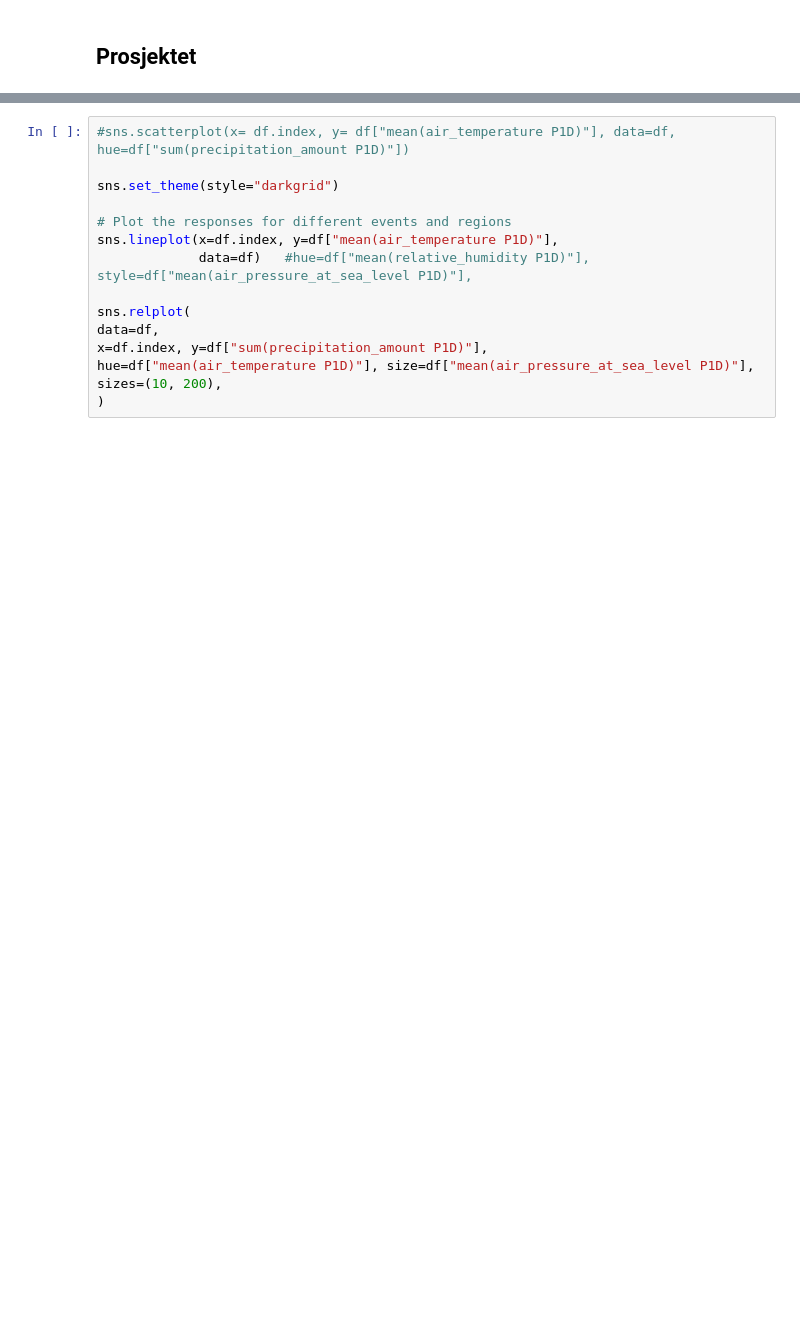
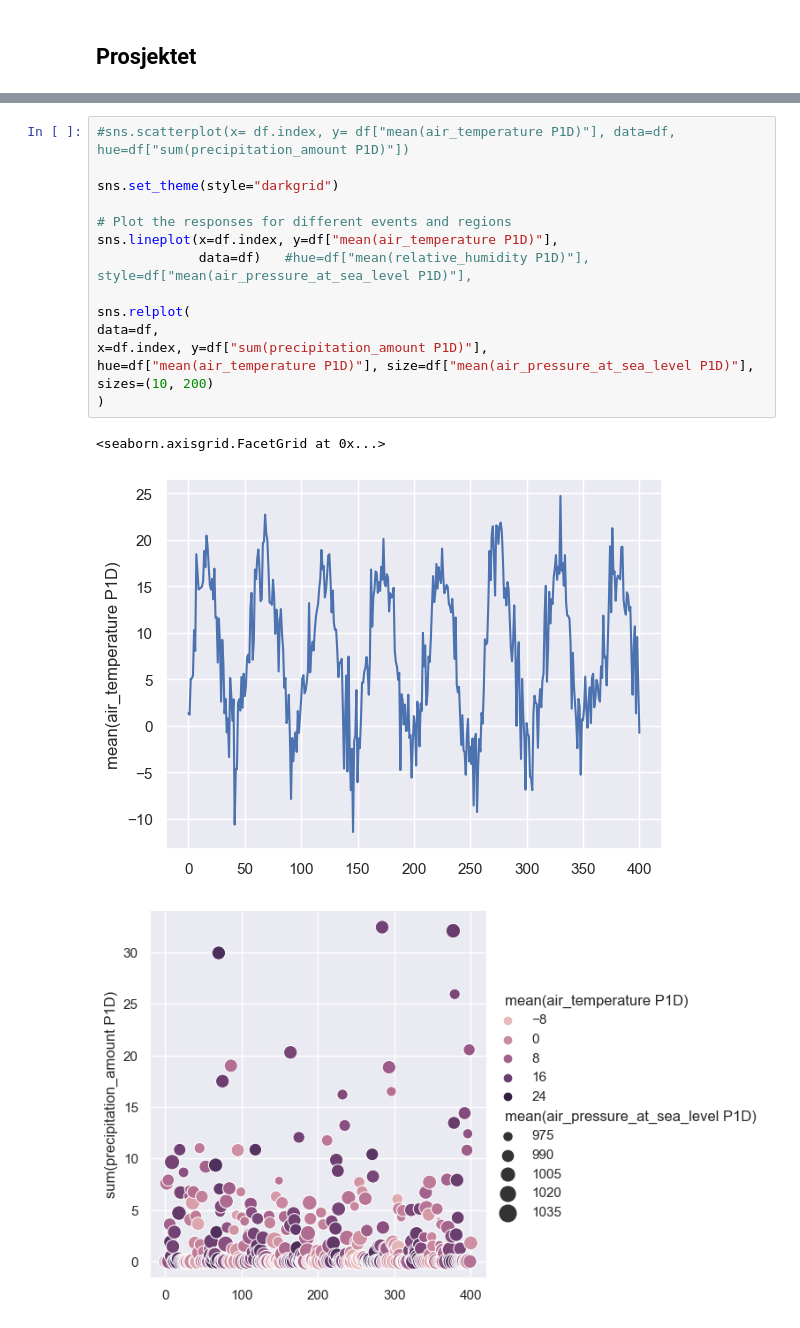
Before and after one commit to Vorckea/ProgPro1, a Jupyter notebook: ProgPro.ipynb, the cells around one changed output, grey strips where cells are left out. Drawn from its saved outputs; the diff is of its cells as text; blank space fills up the shorter version.

```diff
--- a/ProgPro.ipynb
+++ b/ProgPro.ipynb
@@ -37,15 +45,19 @@ sns.scatterplot(x= df.index, y= new_func(), data=df, hue=df["sum(precipitation_a
 # %%
 #sns.scatterplot(x= df.index, y= df["mean(air_temperature P1D)"], data=df, hue=df["sum(precipitation_amount P1D)"])
 
 sns.set_theme(style="darkgrid")
 
 # Plot the responses for different events and regions
 sns.lineplot(x=df.index, y=df["mean(air_temperature P1D)"],
              data=df)   #hue=df["mean(relative_humidity P1D)"], style=df["mean(air_pressure_at_sea_level P1D)"],
 
 sns.relplot(
 data=df,
 x=df.index, y=df["sum(precipitation_amount P1D)"],
 hue=df["mean(air_temperature P1D)"], size=df["mean(air_pressure_at_sea_level P1D)"],
-sizes=(10, 200),
+sizes=(10, 200)
 )
+# %% [output]
+<seaborn.axisgrid.FacetGrid at 0x...>
+[figure, added]
+[figure, added]
```
Also changed, not shown: parts of 5 cells of this notebook.
